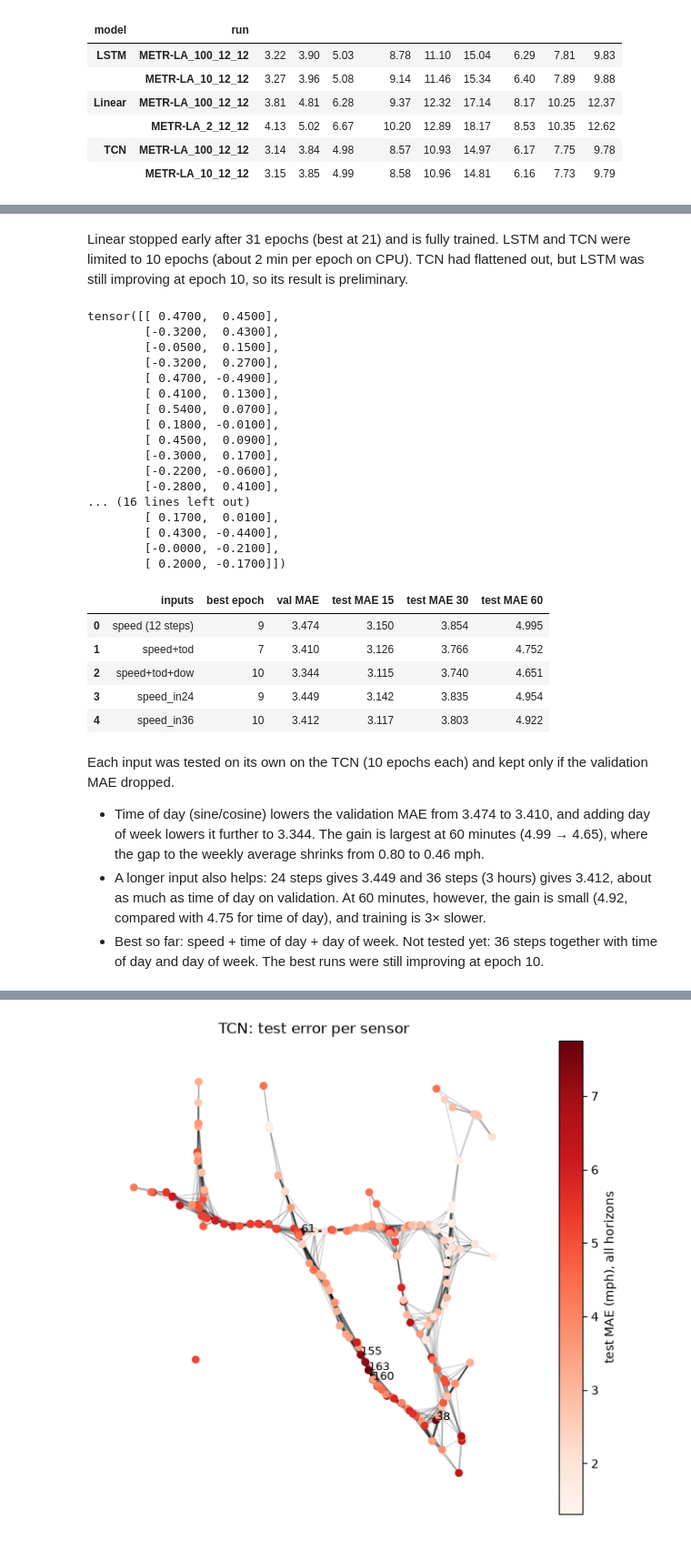
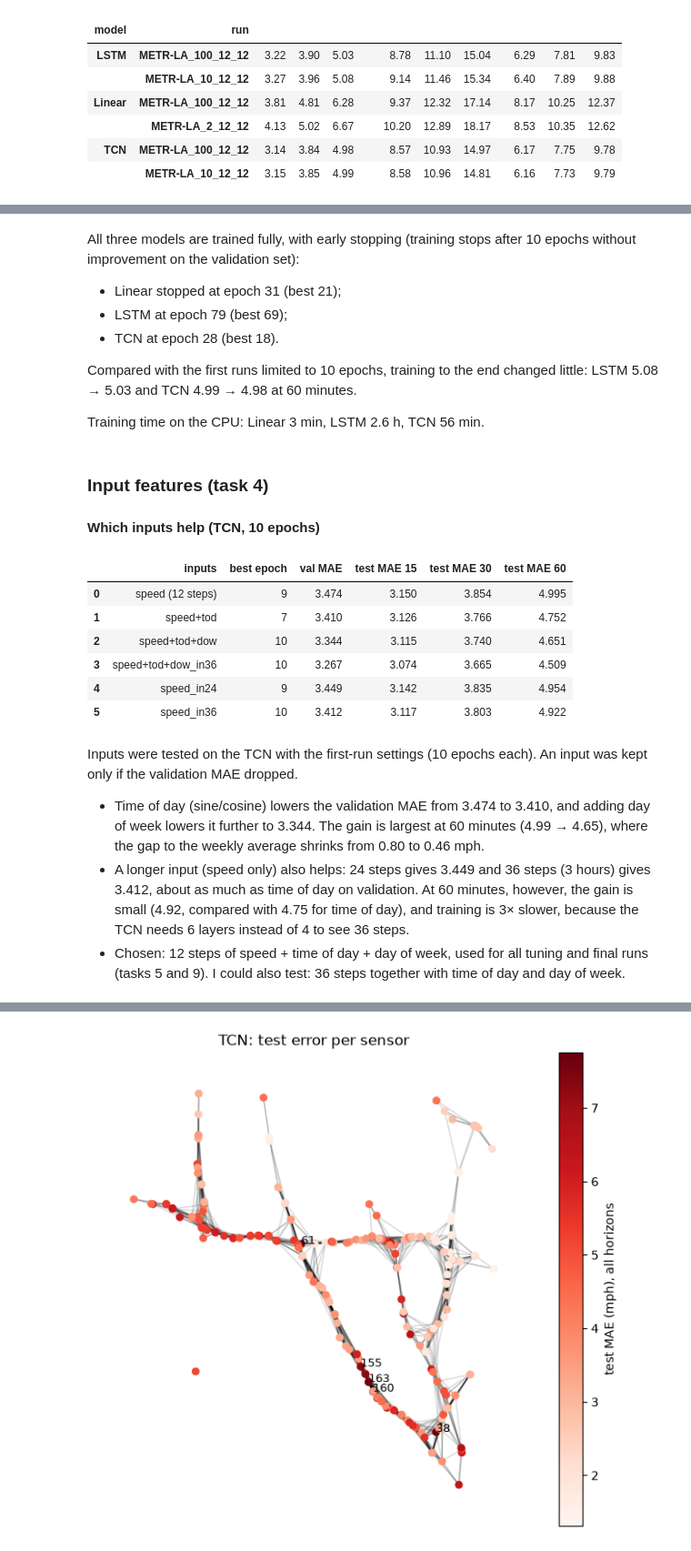
Before and after one commit to EduardCavasi/Spatial-Dependency-Modelling-in-Multivariate-Time-Series, a Jupyter notebook: notebooks/baseline_models.ipynb, the cells around one changed output, grey strips where cells are left out. Shown at 91% size. Cells and saved outputs as stored; diff of their text form; code cells hidden in the pictures.

```diff
--- a/notebooks/baseline_models.ipynb
+++ b/notebooks/baseline_models.ipynb
@@ -82,61 +93,51 @@ plt.show()
 # %% [markdown]
-Linear stopped early after 31 epochs (best at 21) and is fully trained. LSTM and TCN were limited to 10 epochs (about 2 min per epoch on CPU). TCN had flattened out, but LSTM was still improving at epoch 10, so its result is preliminary.
+All three models are trained fully, with early stopping (training stops after 10 epochs without improvement on the validation set):
+- Linear stopped at epoch 31 (best 21);
+- LSTM at epoch 79 (best 69);
+- TCN at epoch 28 (best 18).
+
+Compared with the first runs limited to 10 epochs, training to the end changed little: LSTM 5.08 → 5.03 and TCN 4.99 → 4.98 at 60 minutes.
+
+Training time on the CPU: Linear 3 min, LSTM 2.6 h, TCN 56 min.
-# %%
-import glob, torch
-path = glob.glob('checkpoints/TCN/METR-LA_10_12_12/*/TCN_best_val_MAE.pt')[0]
-weights = torch.load(path, map_location='cpu', weights_only=False)['model_state_dict']
-weights['blocks.0.conv.weight'][:, 0, :].round(decimals=2)    # 32 rows: [weight on x(t-1), weight on x(t)]
-# %% [output]
-tensor([[ 0.4700,  0.4500],
-        [-0.3200,  0.4300],
-        [-0.0500,  0.1500],
-        [-0.3200,  0.2700],
-        [ 0.4700, -0.4900],
-        [ 0.4100,  0.1300],
-        [ 0.5400,  0.0700],
-        [ 0.1800, -0.0100],
-        [ 0.4500,  0.0900],
-        [-0.3000,  0.1700],
-        [-0.2200, -0.0600],
-        [-0.2800,  0.4100],
-... (16 lines left out)
-        [ 0.1700,  0.0100],
-        [ 0.4300, -0.4400],
-        [-0.0000, -0.2100],
-        [ 0.2000, -0.1700]])
+# %% [markdown]
+### Input features (task 4)
+#### Which inputs help (TCN, 10 epochs)
 # %%
 import json
 from pathlib import Path
-
 import pandas as pd
 import torch
 
-runs = {'speed (12 steps)': Path('checkpoints/TCN/METR-LA_10_12_12')}          # your existing TCN run
+runs = {'speed (12 steps)': Path('checkpoints/TCN/METR-LA_10_12_12')}
 runs.update({p.name.removeprefix('TCN_'): p for p in Path('checkpoints/features').glob('TCN_*')})
 
 rows = []
 for name, folder in runs.items():
     ckpt = next(folder.glob('*/TCN_best_val_MAE.pt'), None)
     if ckpt is None or not (ckpt.parent / 'test_metrics.json').exists():
-        continue                                                 # run not finished yet
-    best = torch.load(ckpt, map_location='cpu', weights_only=False)
+        continue                                  # run not finished yet
+    best = torch.load(ckpt, map_location='cpu')
     test = json.loads((ckpt.parent / 'test_metrics.json').read_text())
-    rows.append({'inputs': name, 'best epoch': best['epoch'], 'val MAE': best['best_metrics']['val/MAE'],
-                 'test MAE 15': test['horizon_3']['MAE'], 'test MAE 30': test['horizon_6']['MAE'],
+    rows.append({'inputs': name,
+                 'best epoch': best['epoch'],
+                 'val MAE': best['best_metrics']['val/MAE'],
+                 'test MAE 15': test['horizon_3']['MAE'],
+                 'test MAE 30': test['horizon_6']['MAE'],
                  'test MAE 60': test['horizon_12']['MAE']})
 pd.DataFrame(rows).round(3)
 # %% [output]
 |  | inputs | best epoch | val MAE | test MAE 15 | test MAE 30 | test MAE 60 |
 | 0 | speed (12 steps) | 9 | 3.474 | 3.150 | 3.854 | 4.995 |
 | 1 | speed+tod | 7 | 3.410 | 3.126 | 3.766 | 4.752 |
 | 2 | speed+tod+dow | 10 | 3.344 | 3.115 | 3.740 | 4.651 |
-| 3 | speed_in24 | 9 | 3.449 | 3.142 | 3.835 | 4.954 |
-| 4 | speed_in36 | 10 | 3.412 | 3.117 | 3.803 | 4.922 |
+| 3 | speed+tod+dow_in36 | 10 | 3.267 | 3.074 | 3.665 | 4.509 |
+| 4 | speed_in24 | 9 | 3.449 | 3.142 | 3.835 | 4.954 |
+| 5 | speed_in36 | 10 | 3.412 | 3.117 | 3.803 | 4.922 |
 # %% [markdown]
-Each input was tested on its own on the TCN (10 epochs each) and kept only if the validation MAE dropped.
+Inputs were tested on the TCN with the first-run settings (10 epochs each). An input was kept only if the validation MAE dropped.
 - Time of day (sine/cosine) lowers the validation MAE from 3.474 to 3.410, and adding day of week lowers it further to 3.344. The gain is largest at 60 minutes (4.99 → 4.65), where the gap to the weekly average shrinks from 0.80 to 0.46 mph.
-- A longer input also helps: 24 steps gives 3.449 and 36 steps (3 hours) gives 3.412, about as much as time of day on validation. At 60 minutes, however, the gain is small (4.92, compared with 4.75 for time of day), and training is 3× slower.
-- Best so far: speed + time of day + day of week. Not tested yet: 36 steps together with time of day and day of week. The best runs were still improving at epoch 10.
+- A longer input (speed only) also helps: 24 steps gives 3.449 and 36 steps (3 hours) gives 3.412, about as much as time of day on validation. At 60 minutes, however, the gain is small (4.92, compared with 4.75 for time of day), and training is 3× slower, because the TCN needs 6 layers instead of 4 to see 36 steps.
+- Chosen: 12 steps of speed + time of day + day of week, used for all tuning and final runs (tasks 5 and 9). I could also test: 36 steps together with time of day and day of week.
 # %% [markdown]
 ### Hyperparameter tuning (task 5)
 
```
Also changed, not shown: parts of 35 cells of this notebook, 15 other files.
